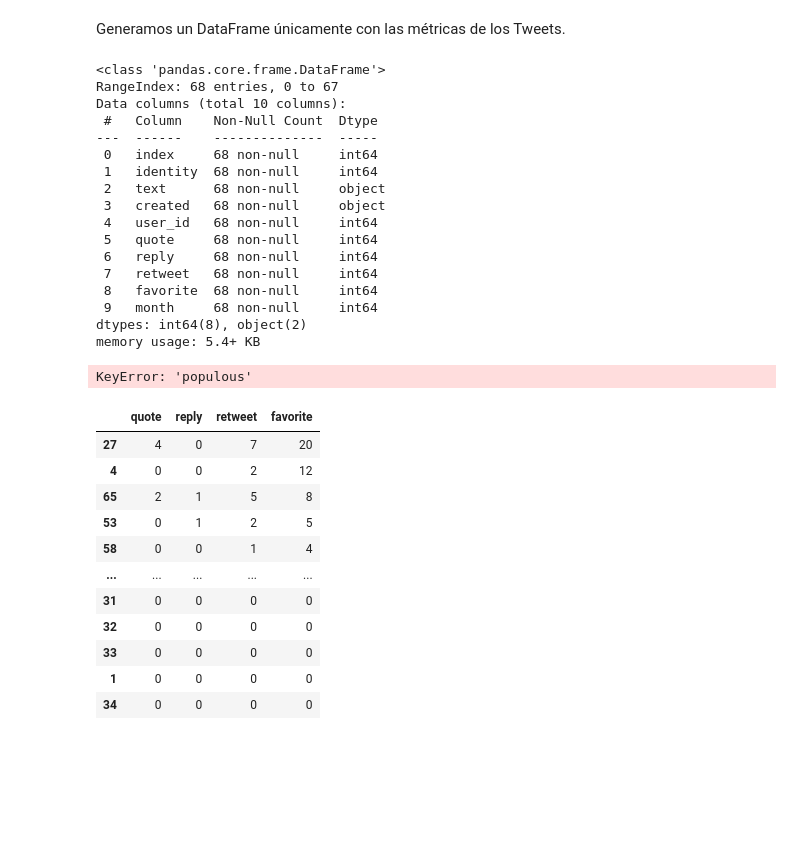
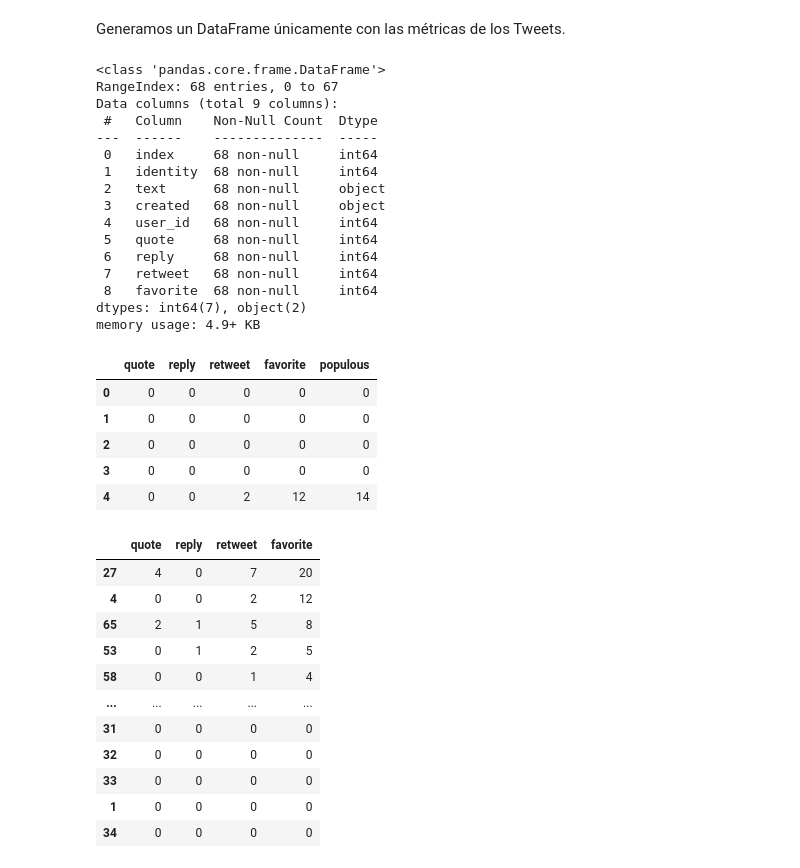
Before and after one commit to 75Engel/proyecto_twitter, a Jupyter notebook: Notebooks/2_analisis.ipynb, the cells around one changed output. Drawn from its saved outputs; the diff is of its cells as text; code cells hidden in the pictures; blank space fills up the shorter version.

```diff
--- a/analisis.ipynb
+++ b/Notebooks/2_analisis.ipynb
@@ -35,7 +42,7 @@ stopwords.words('spanish')[:5]
 # %% [output]
 ['de', 'la', 'que', 'el', 'en']
 # %%
-connection = sqlite3.connect("Twitter_bridge.db")
+connection = sqlite3.connect("Data/Twitter_bridge.db")
 crsr = connection.cursor()
 # %%
 # Con esta función leemos los datos y lo pasamos a un DataFrame de Pandas
@@ -524,7 +535,7 @@ df_tweets.info()
 # %% [output]
 <class 'pandas.core.frame.DataFrame'>
 RangeIndex: 68 entries, 0 to 67
-Data columns (total 10 columns):
+Data columns (total 9 columns):
  #   Column    Non-Null Count  Dtype
 ---  ------    --------------  -----
  0   index     68 non-null     int64
@@ -536,19 +547,19 @@ Data columns (total 10 columns):
  6   reply     68 non-null     int64
  7   retweet   68 non-null     int64
  8   favorite  68 non-null     int64
- 9   month     68 non-null     int64
-dtypes: int64(8), object(2)
-memory usage: 5.4+ KB
+dtypes: int64(7), object(2)
+memory usage: 4.9+ KB
-# %%
-df_metrics=pd.DataFrame()
-df_metrics['quote']=df_tweets['quote']
-df_metrics['reply']=df_tweets['reply']
-df_metrics['retweet']=df_tweets['retweet']
-df_metrics['favorite']=df_tweets['favorite']
-df_metrics['populous']=df_tweets['populous']
-df_metrics.tail()
-# %% [output]
-KeyError: 'populous'
+# %%
+lista=['quote','reply','retweet','favorite','populous']
+df_metrics=df_tweets[lista]
+df_metrics.head()
+# %% [output]
+|  | quote | reply | retweet | favorite | populous |
+| 0 | 0 | 0 | 0 | 0 | 0 |
+| 1 | 0 | 0 | 0 | 0 | 0 |
+| 2 | 0 | 0 | 0 | 0 | 0 |
+| 3 | 0 | 0 | 0 | 0 | 0 |
+| 4 | 0 | 0 | 2 | 12 | 14 |
 # %%
 df_metrics.sort_values(by='favorite',ascending=False)
 # %% [output]
```
Also changed, not shown: parts of 4 cells of this notebook, 3 other files.
